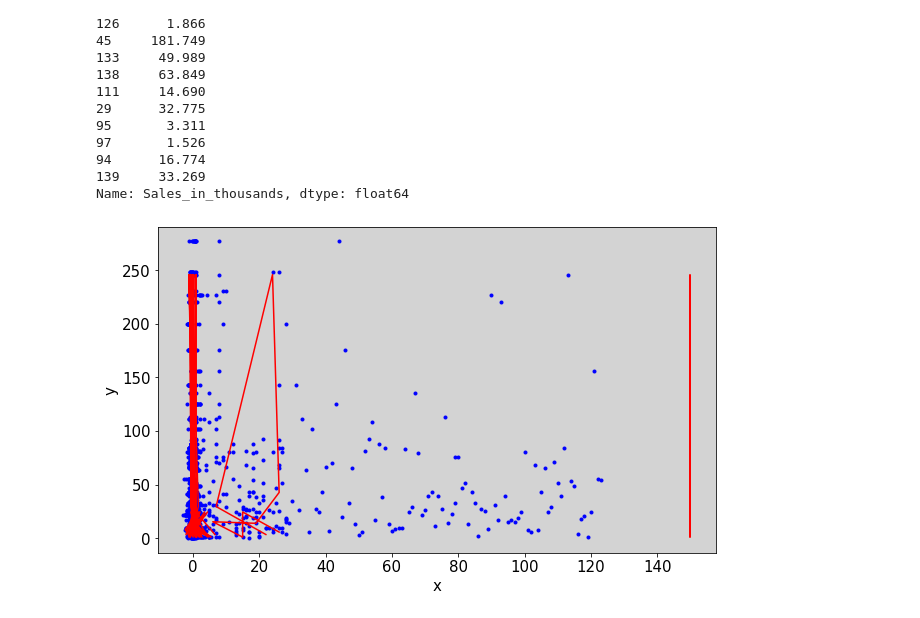
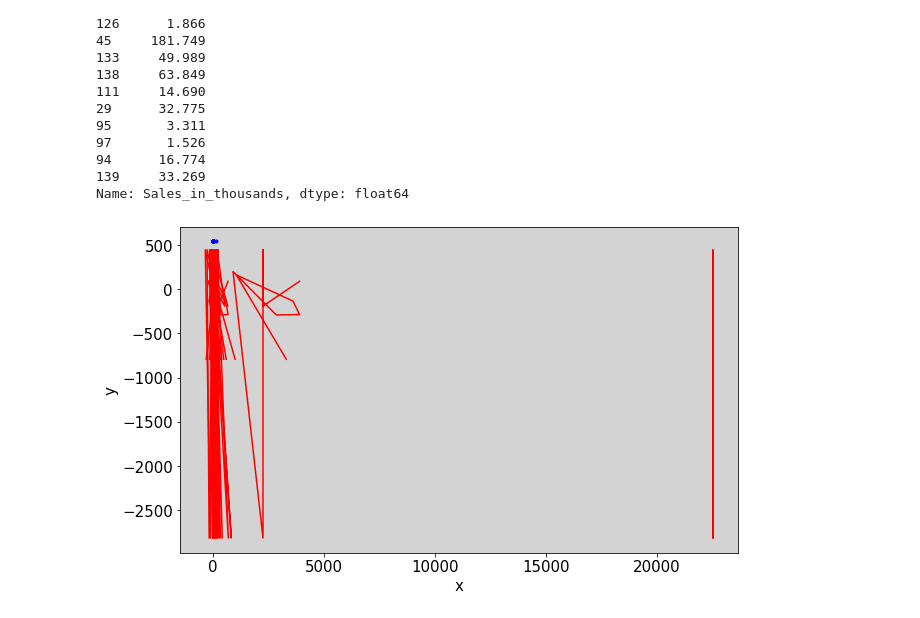
Before and after one commit to KacperUrban/Predict-car-sales, a Jupyter notebook: Car_predict.ipynb, the cells around one changed output. Saved outputs shown, nothing was run; the diff lists cells and outputs as text; code cells hidden in the pictures.

Commit message:
Change plots

```diff
--- a/Car_predict.ipynb
+++ b/Car_predict.ipynb
@@ -440,16 +440,16 @@ print(some_test_labels)
 139     33.269
 Name: Sales_in_thousands, dtype: float64
 # %%
-# Plot shows fit model of polynomial regresion to train data
+# Plot shows fit model of polynomial regresion to test data
 plt.xlabel("x", size=15)
 plt.ylabel("y", size=15)
 plt.xticks(size=15)
 plt.yticks(size=15)
-plt.plot(cars_prepared, car_labels, 'b.')
+plt.plot(X_test_prepared, y_test, 'b.')
 plt.plot(some_test_data, some_predicitons, 'r-')
 plt.show()
 # %% [output]
-[figure, old version]
+[figure, new version]
 # %%
 # Test decision tree model
 final_prediction = tree_reg.predict(X_test_prepared)
```
Also changed, not shown: parts of 4 cells of this notebook.
